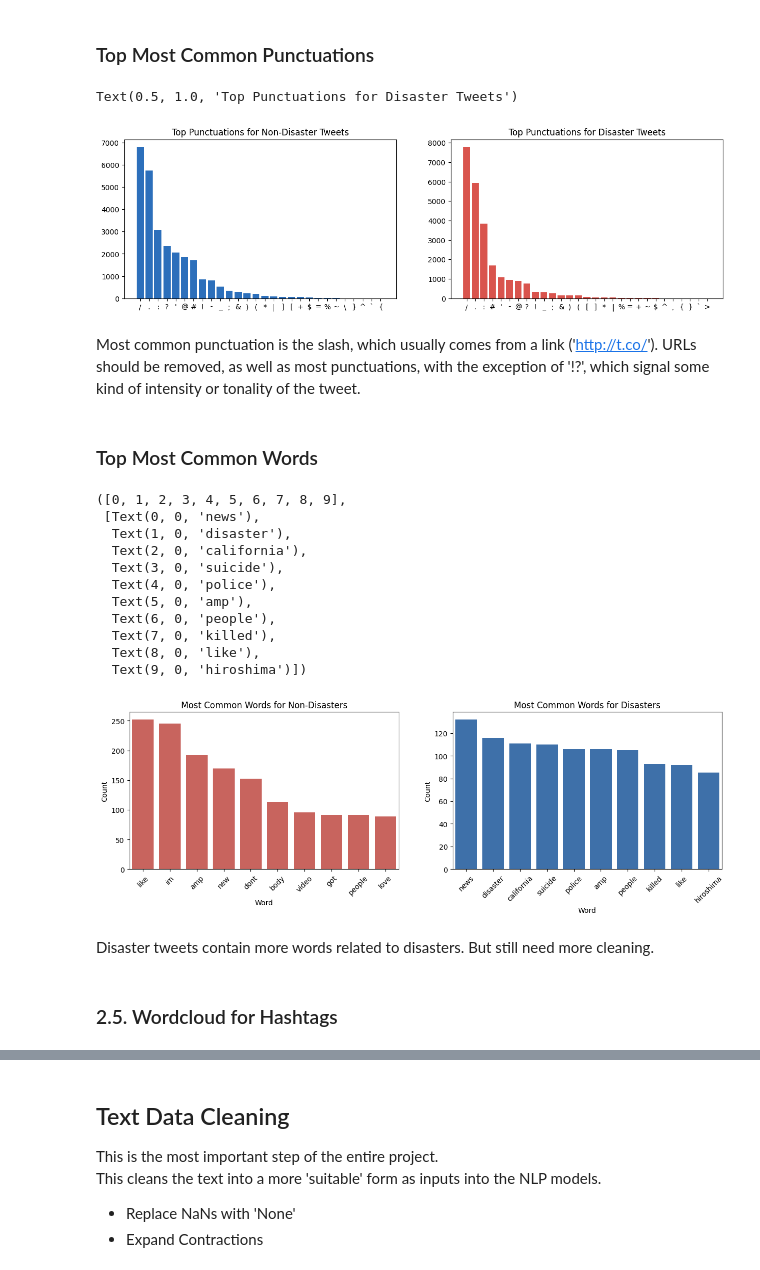
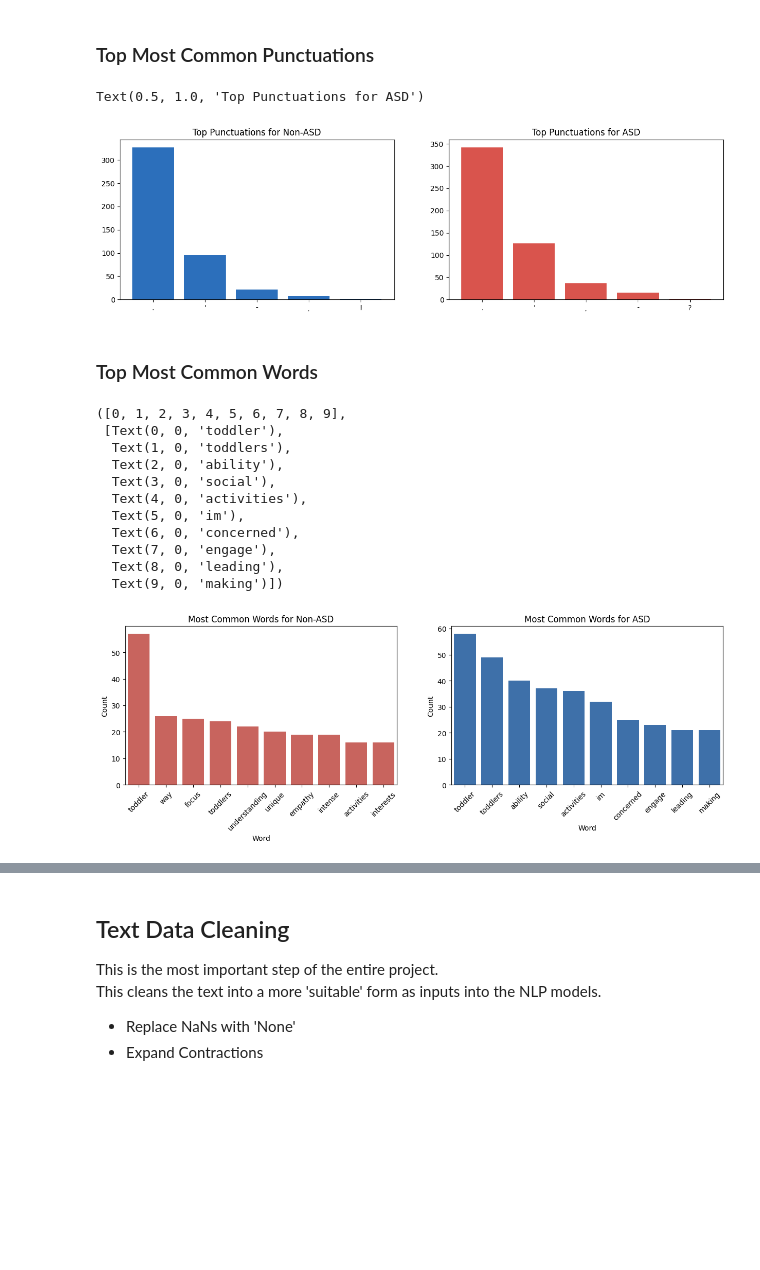
Before and after one commit to SHASANKsp/Natural-Language-Processing, a Jupyter notebook: Autism Spectrum Disorder Detection/ASD_Classification_pre-processing.ipynb, the cells around one changed output, grey strips where cells are left out. Drawn from its saved outputs; the diff is of its cells as text; code cells hidden in the pictures; blank space fills up the shorter version.

```diff
--- a/Autism Spectrum Disorder Detection/ASD_Classification_pre-processing.ipynb
+++ b/Autism Spectrum Disorder Detection/ASD_Classification_pre-processing.ipynb
@@ -24,4 +29,4 @@ from sklearn.feature_extraction.text import ENGLISH_STOP_WORDS
 
 from PIL import Image
 # %%
-tweets = pd.read_csv('train.csv')
+data = pd.read_csv('Dataset-v2.csv')
@@ -41,13 +38,13 @@ Keyword has NaNs as well, but can be imputed with 'None'.
 #nltk.download('punkt_tab')
 # %%
 # count number of character in each tweet
-tweets['char_len'] = tweets.text.str.len()
+data['char_len'] = data.Text.str.len()
 # count number of word
-word_tokens = [len(word_tokenize(tweet)) for tweet in tweets.text]
-tweets['word_len'] = word_tokens
+word_tokens = [len(word_tokenize(tweet)) for tweet in data.Text]
+data['word_len'] = word_tokens
 # count number of sentence
-sent_tokens = [len(sent_tokenize(tweet)) for tweet in tweets.text]
-tweets['sent_len'] = sent_tokens
+sent_tokens = [len(sent_tokenize(tweet)) for tweet in data.Text]
+data['sent_len'] = sent_tokens
 # %%
 color = [sns.xkcd_rgb['medium blue'], sns.xkcd_rgb['pale red']]
 # %%
@@ -155,15 +152,13 @@ x1,y1 = zip(*Counter(corpus1).most_common())
 plt.figure(figsize=(15,4))
 plt.subplot(1,2,1)
 plt.bar(x0,y0, color=color[0])
-plt.title('Top Punctuations for Non-Disaster Tweets')
+plt.title('Top Punctuations for Non-ASD')
 plt.subplot(1,2,2)
 plt.bar(x1,y1, color=color[1])
-plt.title('Top Punctuations for Disaster Tweets')
+plt.title('Top Punctuations for ASD')
 # %% [output]
-Text(0.5, 1.0, 'Top Punctuations for Disaster Tweets')
+Text(0.5, 1.0, 'Top Punctuations for ASD')
-[figure, old version]
+[figure, new version]
-# %% [markdown]
-Most common punctuation is the slash, which usually comes from a link ('http://t.co/'). URLs should be removed, as well as most punctuations, with the exception of '!?', which signal some kind of intensity or tonality of the tweet.
 # %% [markdown]
 ### Top Most Common Words
 # %%
@@ -175,11 +170,11 @@ def remove_url(txt):
 # %%
 # - remove url, tokenize tweet into words, lowercase words
 corpus0 = [] # Non-Disaster
-[corpus0.append(word.lower()) for tweet in tweets[tweets.target == 0].text for word in word_tokenize(remove_url(tweet))]
+[corpus0.append(word.lower()) for tweet in data[data.ASD == "Non-ASD"].Text for word in word_tokenize(remove_url(tweet))]
 corpus0 = list(filter(lambda x: x not in stop, corpus0)) # use filter to unselect stopwords
 
 corpus1 = [] # Disaster
-[corpus1.append(word.lower()) for tweet in tweets[tweets.target == 1].text for word in word_tokenize(remove_url(tweet))]
+[corpus1.append(word.lower()) for tweet in data[data.ASD == "ASD"].Text for word in word_tokenize(remove_url(tweet))]
 corpus1 = list(filter(lambda x: x not in stop, corpus1)) # use filter to unselect stopwords
 
 # Create df for word counts to use sns plots
@@ -191,25 +186,21 @@ df1 = pd.DataFrame(a, columns=['Word','Count'])
 # %%
 plt.figure(figsize=(15,4))
 plt.subplot(1,2,1)
-sns.barplot(x='Word',y='Count',data=df0.head(10), color=color[1]).set_title('Most Common Words for Non-Disasters')
+sns.barplot(x='Word',y='Count',data=df0.head(10), color=color[1]).set_title('Most Common Words for Non-ASD')
 plt.xticks(rotation=45)
 plt.subplot(1,2,2)
-sns.barplot(x='Word',y='Count',data=df1.head(10), color=color[0]).set_title('Most Common Words for Disasters')
+sns.barplot(x='Word',y='Count',data=df1.head(10), color=color[0]).set_title('Most Common Words for ASD')
 plt.xticks(rotation=45)
 # %% [output]
 ([0, 1, 2, 3, 4, 5, 6, 7, 8, 9],
- [Text(0, 0, 'news'),
-  Text(1, 0, 'disaster'),
-  Text(2, 0, 'california'),
-  Text(3, 0, 'suicide'),
-  Text(4, 0, 'police'),
-  Text(5, 0, 'amp'),
-  Text(6, 0, 'people'),
-  Text(7, 0, 'killed'),
-  Text(8, 0, 'like'),
-  Text(9, 0, 'hiroshima')])
+ [Text(0, 0, 'toddler'),
+  Text(1, 0, 'toddlers'),
+  Text(2, 0, 'ability'),
+  Text(3, 0, 'social'),
+  Text(4, 0, 'activities'),
+  Text(5, 0, 'im'),
+  Text(6, 0, 'concerned'),
+  Text(7, 0, 'engage'),
+  Text(8, 0, 'leading'),
+  Text(9, 0, 'making')])
-[figure, old version]
+[figure, new version]
-# %% [markdown]
-Disaster tweets contain more words related to disasters. But still need more cleaning.
-# %% [markdown]
-###  2.5. Wordcloud for Hashtags
```
Also changed, not shown: parts of 45 cells of this notebook, 3 other files.
